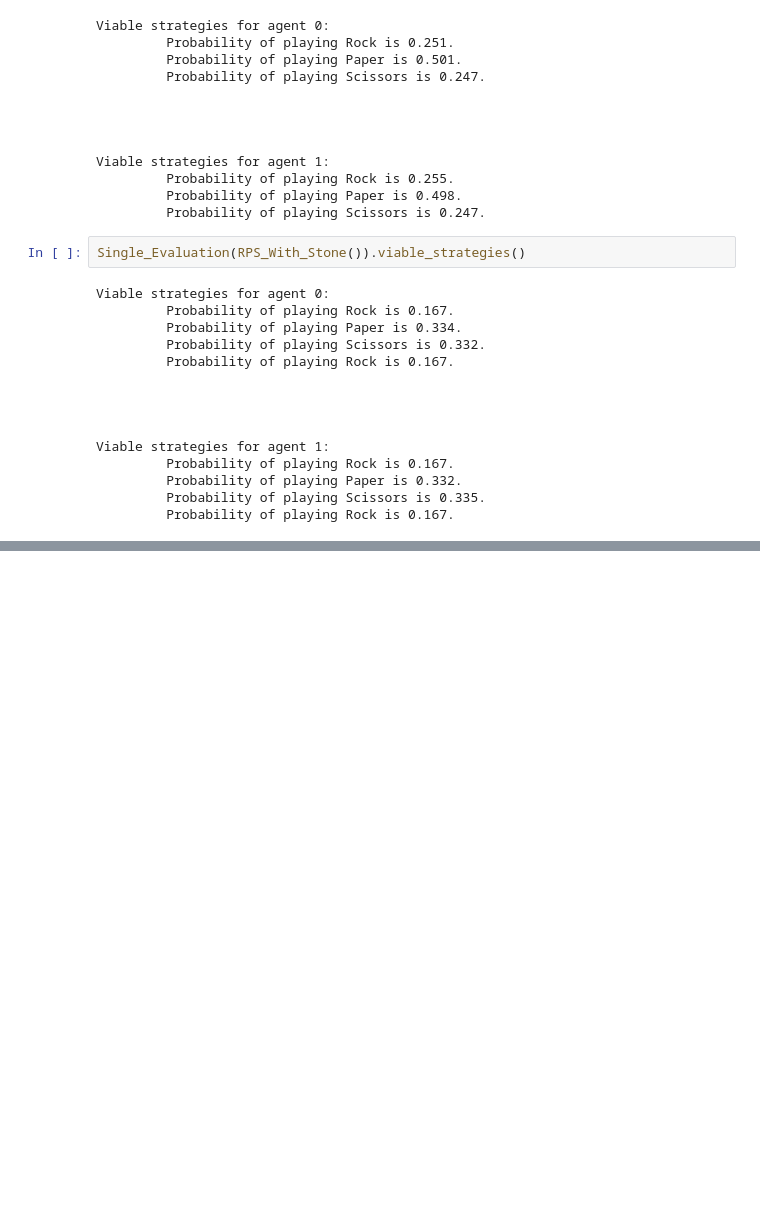
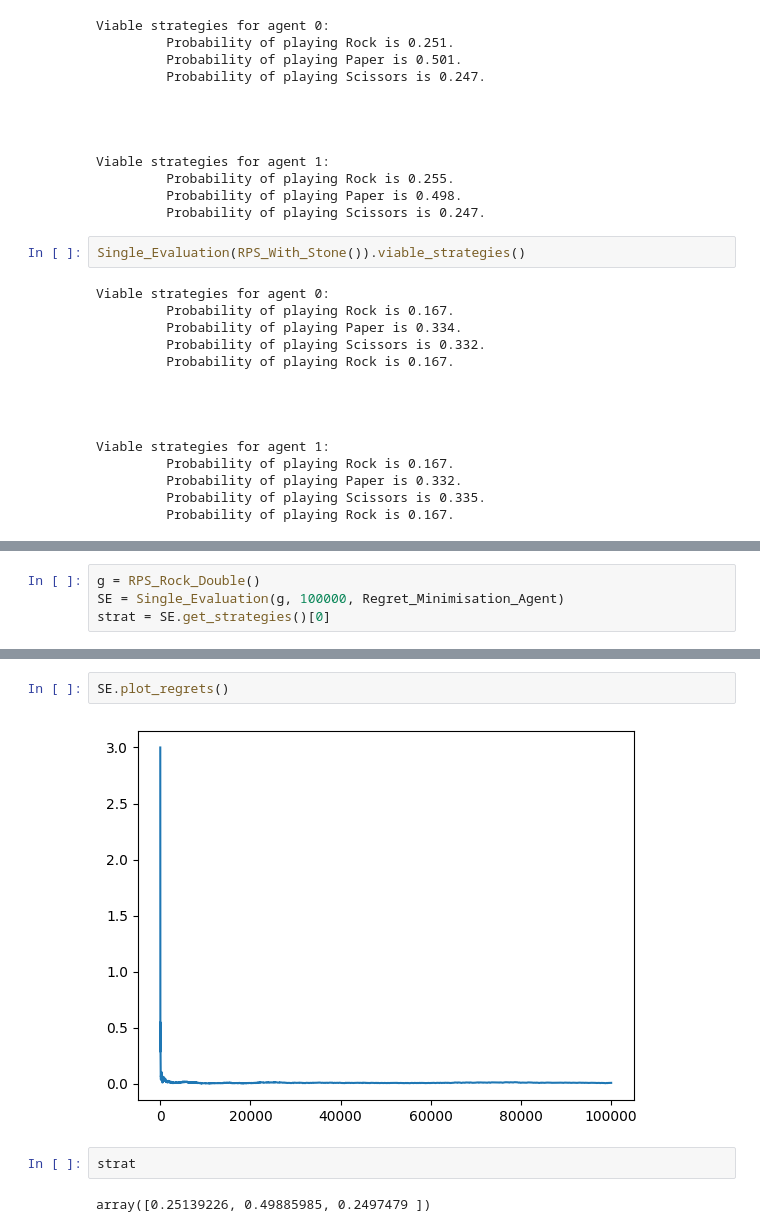
Before and after one commit to justinlau20/Regret-learning, a Jupyter notebook: RPS.ipynb, the cells around one changed output, grey strips where cells are left out. Saved outputs shown, nothing was run; the diff lists cells and outputs as text; blank space fills up the shorter version.

```diff
--- a/RPS.ipynb
+++ b/RPS.ipynb
@@ -57,0 +70,4 @@ Viable strategies for agent 1:
+# %%
+g = RPS_Rock_Double()
+SE = Single_Evaluation(g, 100000, Regret_Minimisation_Agent)
+strat = SE.get_strategies()[0]
@@ -57,0 +78,8 @@ Viable strategies for agent 1:
+# %%
+SE.plot_regrets()
+# %% [output]
+[figure, added]
+# %%
+strat
+# %% [output]
+array([0.25139226, 0.49885985, 0.2497479 ])
```
Also changed, not shown: parts of 4 cells of this notebook, 3 other files.
